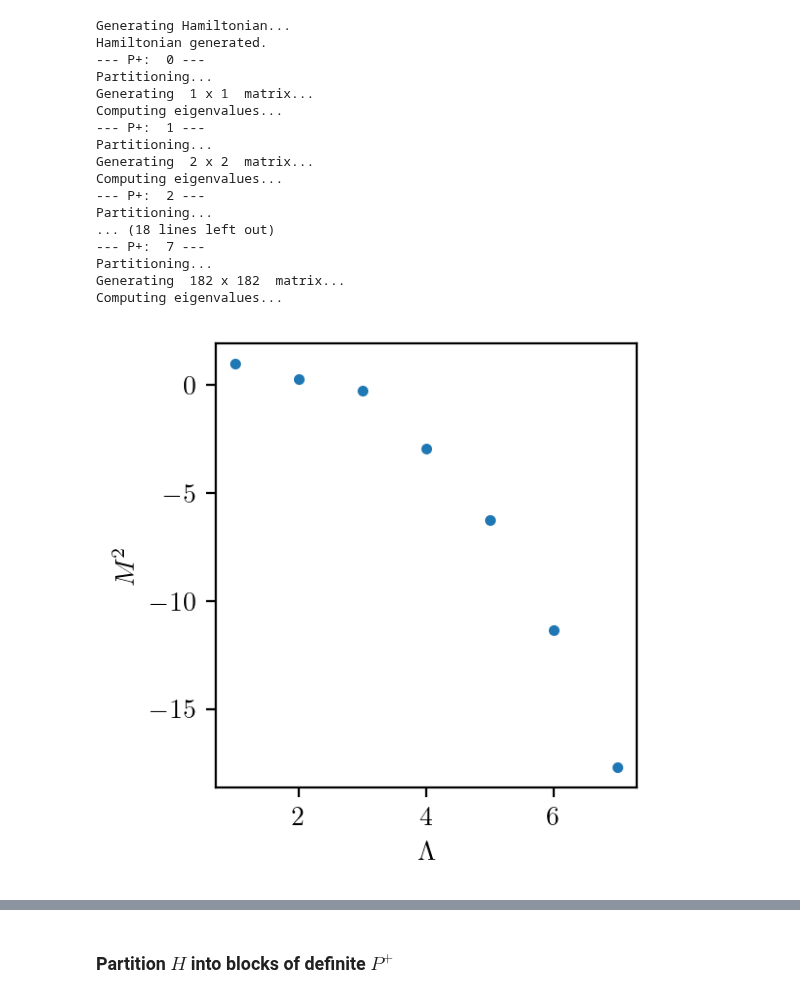
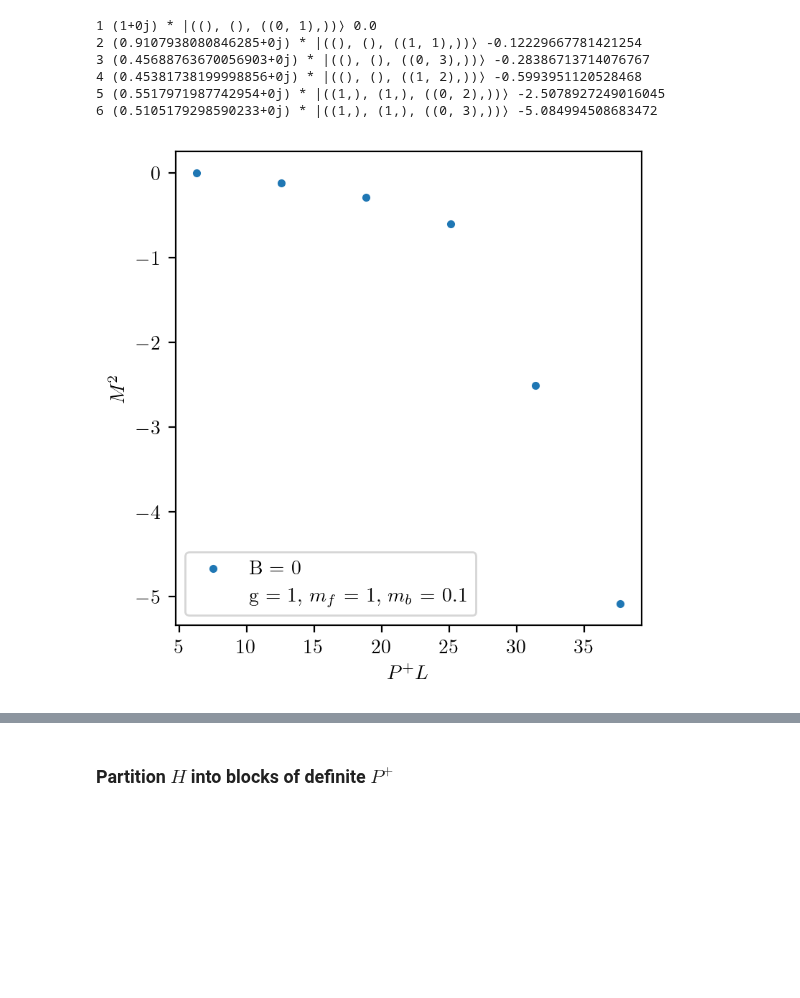
Before and after one commit to cgustin99/OpenParticle, a Jupyter notebook: models/Yukawa/yukawa.ipynb, the cells around one changed output, grey strips where cells are left out. Saved outputs shown, nothing was run; the diff lists cells and outputs as text; code cells hidden in the pictures; blank space fills up the shorter version.

```diff
--- a/models/Yukawa/yukawa.ipynb
+++ b/models/Yukawa/yukawa.ipynb
@@ -83,22 +15,47 @@ def plot_m2_vs_pp(Pplus_val, Lambda, coupling = 1):
-# %%
-cut = 7
-plot_m2_vs_pp(Pplus_val=cut, Lambda=cut, coupling = 1)
-# %% [output]
-Generating Hamiltonian...
-Hamiltonian generated.
---- P+:  0 ---
-Partitioning...
-Generating  1 x 1  matrix...
-Computing eigenvalues...
---- P+:  1 ---
-Partitioning...
-Generating  2 x 2  matrix...
-Computing eigenvalues...
---- P+:  2 ---
-Partitioning...
-... (18 lines left out)
---- P+:  7 ---
-Partitioning...
-Generating  182 x 182  matrix...
-Computing eigenvalues...
-[figure, removed]
+# %%
+def m2_vs_res(res_vals, baryon_number, coupling = 1, mf = 1, mb = 1):
+
+
+    evals = []
+    K_vals = list(range(1, res_vals + 1))
+    L_vals = []
+
+    for res in K_vals:
+        ham = yukawa_Hamiltonian(res = res, g = coupling, mf=mf, mb = mb)
+        K_tmp_basis = momentum_states_partition(res)
+        baryon_number_basis = impose_baryon_number(res, K_tmp_basis, baryon_number=baryon_number)
+
+        tmp_mat = generate_matrix(ham, baryon_number_basis)
+
+        if tmp_mat.shape != (0, 0):
+            vals, vecs = np.linalg.eigh(tmp_mat)
+
+            evals.append(min(vals))
+            L_vals.append(2*np.pi * res)
+            psi = numpy_to_fock(vecs[:, 0], baryon_number_basis)
+            max_weight, state = max_fock_weight(psi)
+            print(res, max_weight *  state, min(vals))
+
+    return evals, L_vals
+# %%
+res = 6
+g = 1
+mf = 1
+mb = 0.1
+plt.figure(figsize = (4, 4), dpi = 200)
+e, L = m2_vs_res(res_vals=res, baryon_number = 0, coupling = g, mf = mf, mb = mb)
+plt.scatter(L, np.array(e), marker='.', label = 'B = 0')
+plt.scatter([], [], color = 'white', label = f'g = {g}, $m_f$ = {mf}, $m_b$ = {mb}')
+plt.xlabel(f'$P^+L$')
+plt.ylabel(f'$M^2$')
+plt.tight_layout()
+plt.legend()
+plt.show()
+# %% [output]
+1 (1+0j) * |((), (), ((0, 1),))⟩ 0.0
+2 (0.9107938080846285+0j) * |((), (), ((1, 1),))⟩ -0.12229667781421254
+3 (0.45688763670056903+0j) * |((), (), ((0, 3),))⟩ -0.28386713714076767
+4 (0.45381738199998856+0j) * |((), (), ((1, 2),))⟩ -0.5993951120528468
+5 (0.5517971987742954+0j) * |((1,), (1,), ((0, 2),))⟩ -2.5078927249016045
+6 (0.5105179298590233+0j) * |((1,), (1,), ((0, 3),))⟩ -5.084994508683472
+[figure, added]
```
Also changed, not shown: parts of 30 cells of this notebook, 3 other files.
